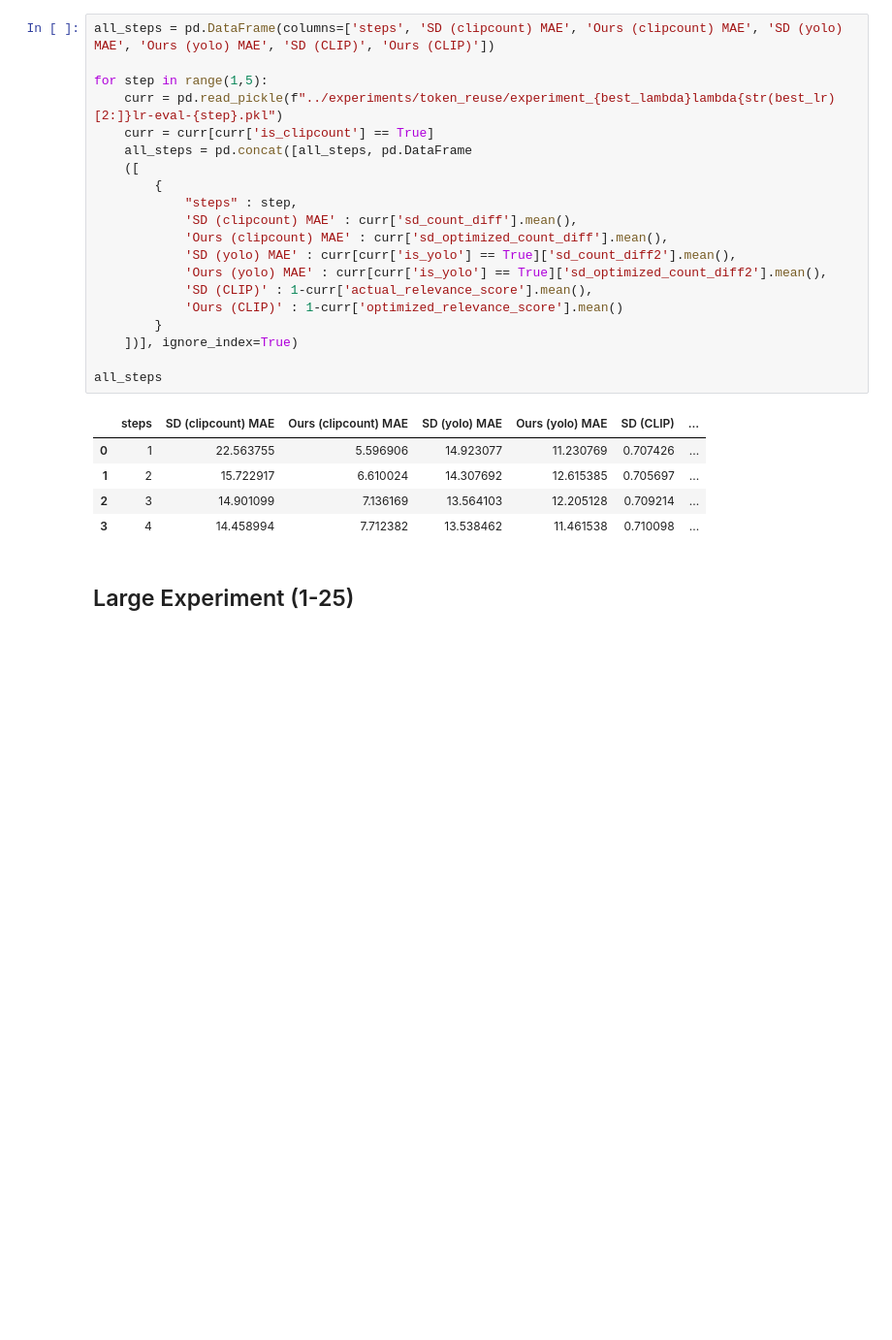
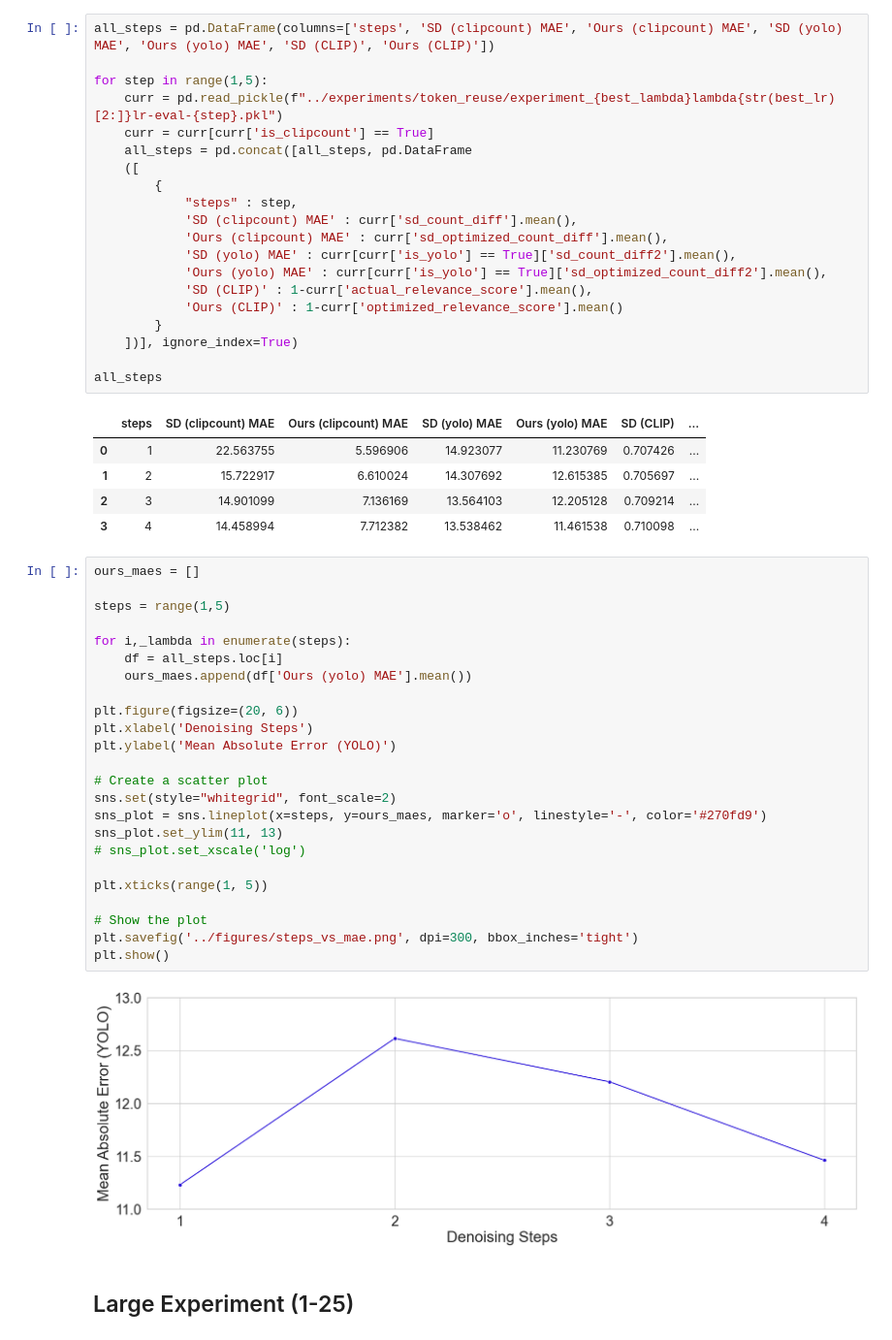
Before and after one commit to ozzafar/discriminative_class_tokens_for_counting, a Jupyter notebook: notebooks/evaluate_results.ipynb, the cells around one changed output. Shown at 97% size. Saved outputs shown, nothing was run; the diff lists cells and outputs as text; blank space fills up the shorter version.

```diff
--- a/notebooks/evaluate_results.ipynb
+++ b/notebooks/evaluate_results.ipynb
@@ -289,6 +289,32 @@ all_steps
 | 1 | 2 | 15.722917 | 6.610024 | 14.307692 | 12.615385 | 0.705697 | ... |
 | 2 | 3 | 14.901099 | 7.136169 | 13.564103 | 12.205128 | 0.709214 | ... |
 | 3 | 4 | 14.458994 | 7.712382 | 13.538462 | 11.461538 | 0.710098 | ... |
+# %%
+ours_maes = []
+
+steps = range(1,5)
+
+for i,_lambda in enumerate(steps):
+    df = all_steps.loc[i]
+    ours_maes.append(df['Ours (yolo) MAE'].mean())
+
+plt.figure(figsize=(20, 6))
+plt.xlabel('Denoising Steps')
+plt.ylabel('Mean Absolute Error (YOLO)')
+
+# Create a scatter plot
+sns.set(style="whitegrid", font_scale=2)
+sns_plot = sns.lineplot(x=steps, y=ours_maes, marker='o', linestyle='-', color='#270fd9')
+sns_plot.set_ylim(11, 13)
+# sns_plot.set_xscale('log')
+
+plt.xticks(range(1, 5))
+
+# Show the plot
+plt.savefig('../figures/steps_vs_mae.png', dpi=300, bbox_inches='tight')
+plt.show()
+# %% [output]
+[figure, added]
 # %% [markdown]
 ## Large Experiment (1-25)
 # %%
```
Also changed, not shown: parts of 1 cell of this notebook, 8 other files.
